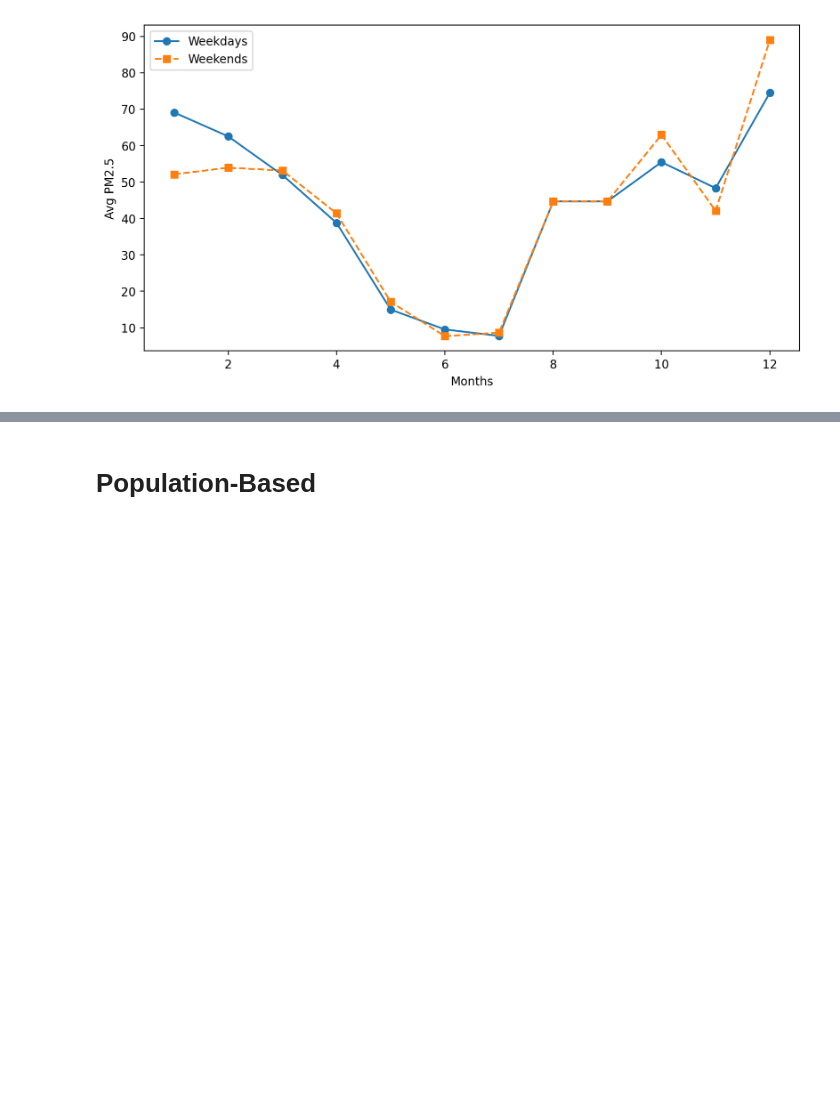
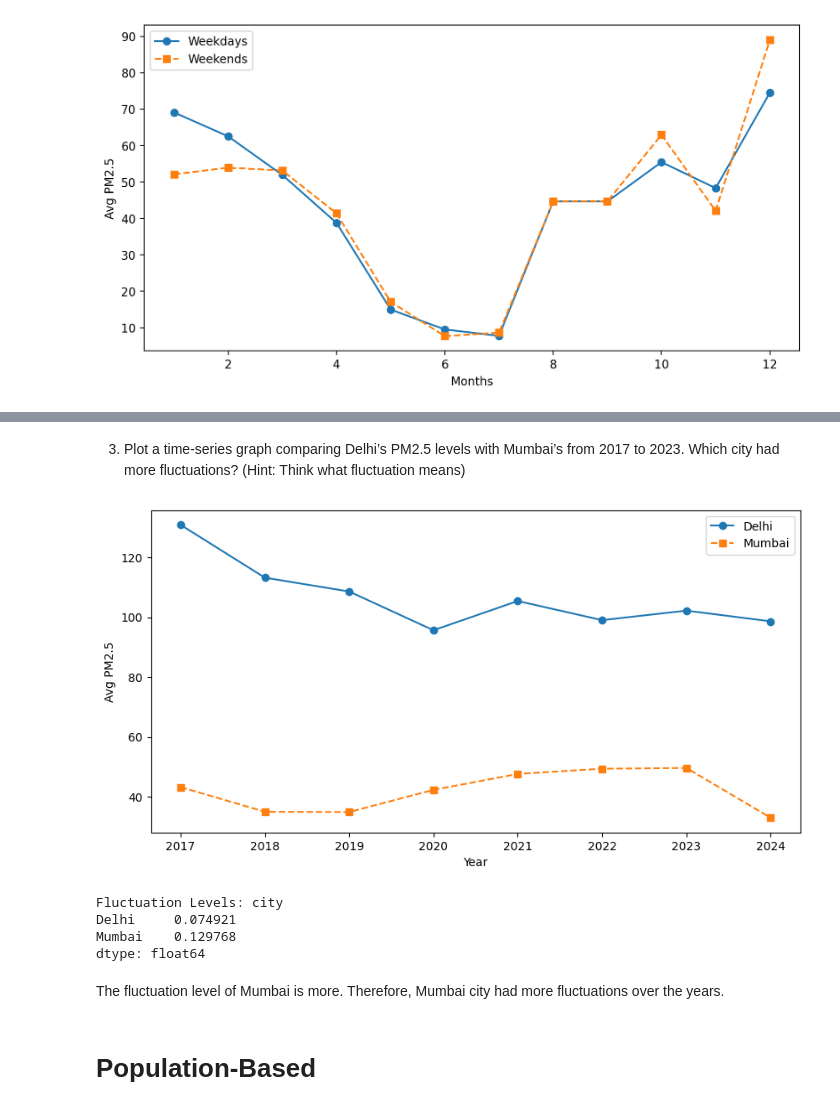
Before and after one commit to fatalhawk/J014_psdv, a Jupyter notebook: J014_Jasu.ipynb, the cells around one changed output, grey strips where cells are left out. Drawn from its saved outputs; the diff is of its cells as text; code cells hidden in the pictures; blank space fills up the shorter version.

```diff
--- a/J014_Jasu.ipynb
+++ b/J014_Jasu.ipynb
@@ -145,3 +198,29 @@ plt.show()
+# %% [markdown]
+3. Plot a time-series graph comparing Delhi’s PM2.5 levels with Mumbai’s from 2017 to 2023. Which city had more fluctuations? (Hint: Think what fluctuation means)
+# %%
+#Delhi vs Mumbai PM2.5 (2015-2023)
+df_cities = df[df["city"].isin(["Delhi", "Mumbai"])].copy()
+df_cities["Year"] = df_cities["Timestamp"].dt.year
+city_avg = df_cities.groupby(["Year", "city"])["PM2.5"].mean().unstack()
+
+plt.figure(figsize=(10, 5))
+plt.plot(city_avg.index, city_avg["Delhi"], label="Delhi", marker="o")
+plt.plot(city_avg.index, city_avg["Mumbai"], label="Mumbai", marker="s", linestyle="--")
+plt.xlabel("Year")
+plt.ylabel("Avg PM2.5")
+plt.legend()
+plt.show()
+
+delhi_mumbai_fluctuations = city_avg.pct_change().abs().mean()
+print("Fluctuation Levels:", delhi_mumbai_fluctuations)
+# %% [output]
+[figure, added]
+Fluctuation Levels: city
+Delhi     0.074921
+Mumbai    0.129768
+dtype: float64
+# %% [markdown]
+The fluctuation level of Mumbai is more. Therefore, Mumbai city had more fluctuations over the years.
 # %% [markdown]
 # Population-Based
 # %% [markdown]
```
Also changed, not shown: parts of 8 cells of this notebook.
